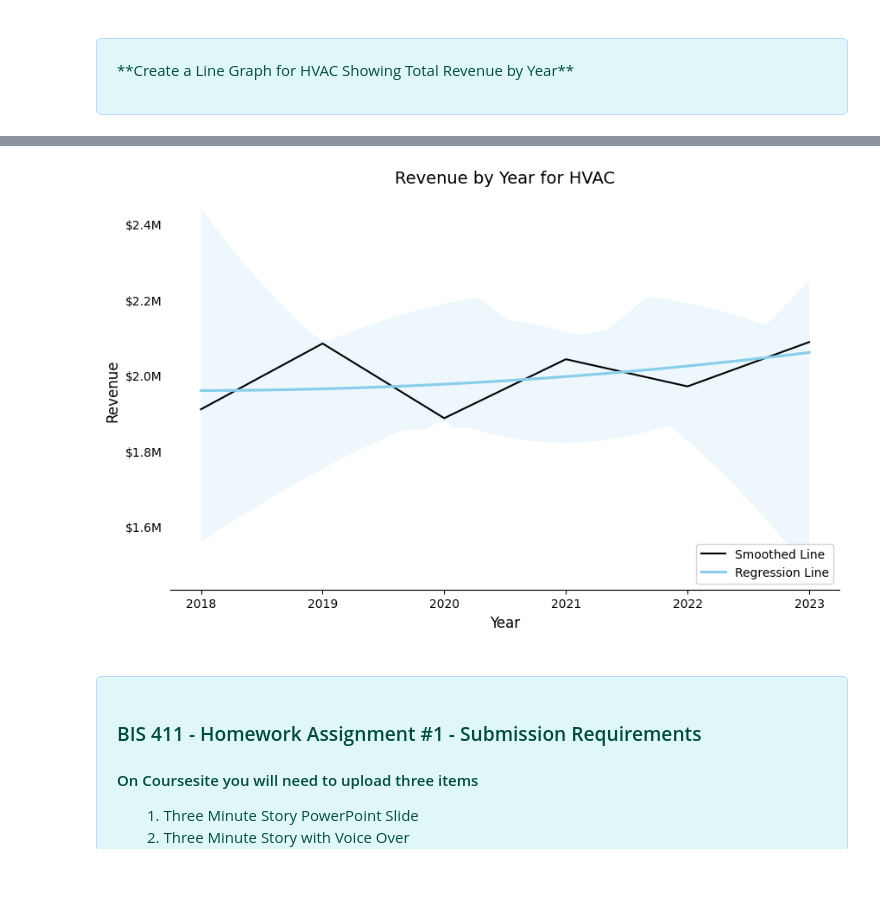
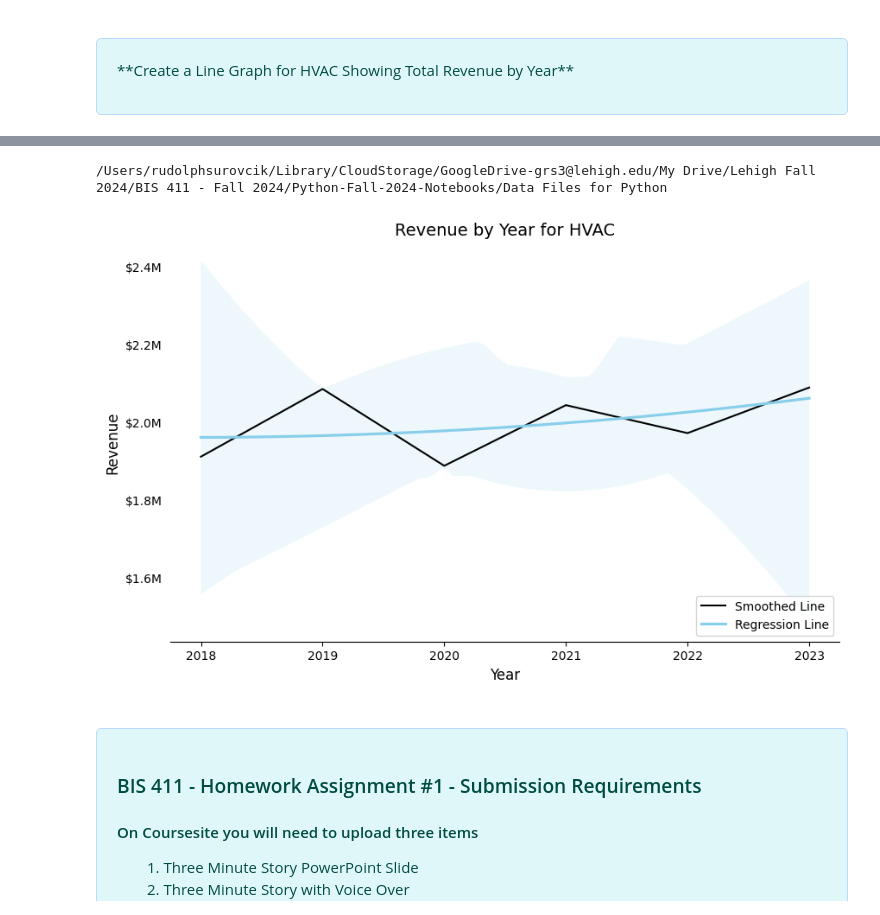
Before and after one commit to rgregs60/Python-Fall-2024-Notebooks, a Jupyter notebook: Video Demos/Assignment #1 - Starter Notebook - Greg Graphs.ipynb, the cells around one changed output, grey strips where cells are left out. Cells and saved outputs as stored; diff of their text form; code cells hidden in the pictures; blank space fills up the shorter version.

```diff
--- a/Video Demos/Assignment #1 - Starter Notebook - Greg Graphs.ipynb
+++ b/Video Demos/Assignment #1 - Starter Notebook - Greg Graphs.ipynb
@@ -224,9 +225,16 @@ import matplotlib.pyplot as plt  # importing matplotlib library
 import matplotlib.ticker as mtick  # importing ticker for formatting the y-axis
 import pandas as pd  # importing pandas library
 from statsmodels.nonparametric.smoothers_lowess import lowess  # importing lowess for smoothing
+import os
 
-# Load the data set
-Assign_1 = pd.read_excel('BIS411_grs3_lehigh_edu_Assignment1.xlsx')
+data_path = ('/Users/rudolphsurovcik/Library/CloudStorage/GoogleDrive-grs3@lehigh.edu/My Drive/Lehigh Fall 2024/BIS 411 - Fall 2024/Python-Fall-2024-Notebooks/Data Files for Python')
+os.chdir(data_path)
+
+print(os.getcwd())
+
+# Load the dataset
+
+Assign_1 = pd.read_excel('BIS411_grs3_lehigh_edu_Assignment1.xlsx') # Load the data set
 
 # Filter the data for the Product_Category HVAC
 Assign_1 = Assign_1[Assign_1['Product_Category'] == 'HVAC']
@@ -244,40 +252,41 @@ plt.figure(figsize=(10, 6))
 plt.plot(smoothed[:, 0], smoothed[:, 1], color='#000000', label='Smoothed Line')
 
 # Plotting the regression line
-# sns.regplot(data=revenue_by_year, x='Year', y='Revenue', scatter=False, color='skyblue', label='Regression Line')
+#sns.regplot(data=revenue_by_year, x='Year', y='Revenue', scatter=False, color='skyblue', label='Regression Line')
 
 sns.regplot(data=revenue_by_year, x='Year', y='Revenue', scatter=False, color='skyblue', label='Regression Line', order=2)  # Add order=2 to fit a quadratic regression line
 
 
 # Set the face color of the axes to white
 plt.gca().set_facecolor('white')
 
 # Adding labels and title
 plt.title('Revenue by Year for HVAC', fontsize=14, color='#000000')
 plt.xlabel('Year', fontsize=12)
 plt.ylabel('Revenue', fontsize=12)
 plt.gca().yaxis.set_ticks_position('none')
 
 # Format the y-axis to display values in millions
 plt.gca().yaxis.set_major_formatter(mtick.FuncFormatter(lambda x, _: f'${x/1e6:.1f}M'))
 
 # Turn off the grid
 plt.grid(False)
 
 # turn off the border
 plt.gca().spines['top'].set_visible(False)
 plt.gca().spines['right'].set_visible(False)
 plt.gca().spines['left'].set_visible(False)
 
 # Adding legend
 plt.legend()
 plt.legend(loc='lower right')
 
 
 # Display the chart
 plt.show()
 # %% [output]
+/Users/rudolphsurovcik/Library/CloudStorage/GoogleDrive-grs3@lehigh.edu/My Drive/Lehigh Fall 2024/BIS 411 - Fall 2024/Python-Fall-2024-Notebooks/Data Files for Python
-[figure, old version]
+[figure, new version]
 # %% [markdown]
 <div style="background-color: #E0F7FA; color: #004D40; padding: 20px; border-radius: 5px; margin-top: 20px; border: 1px solid #b8daff;"
 >
```
Also changed, not shown: parts of 2 cells of this notebook.
